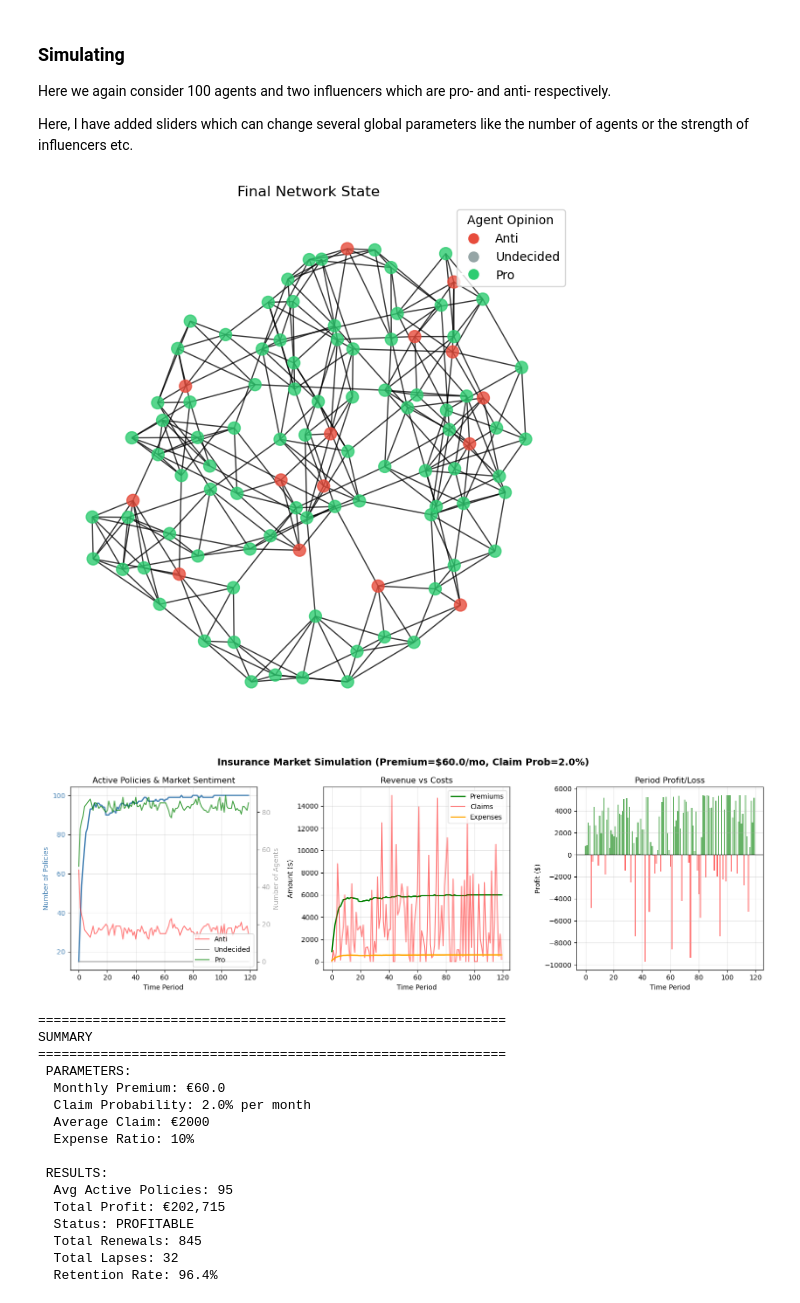
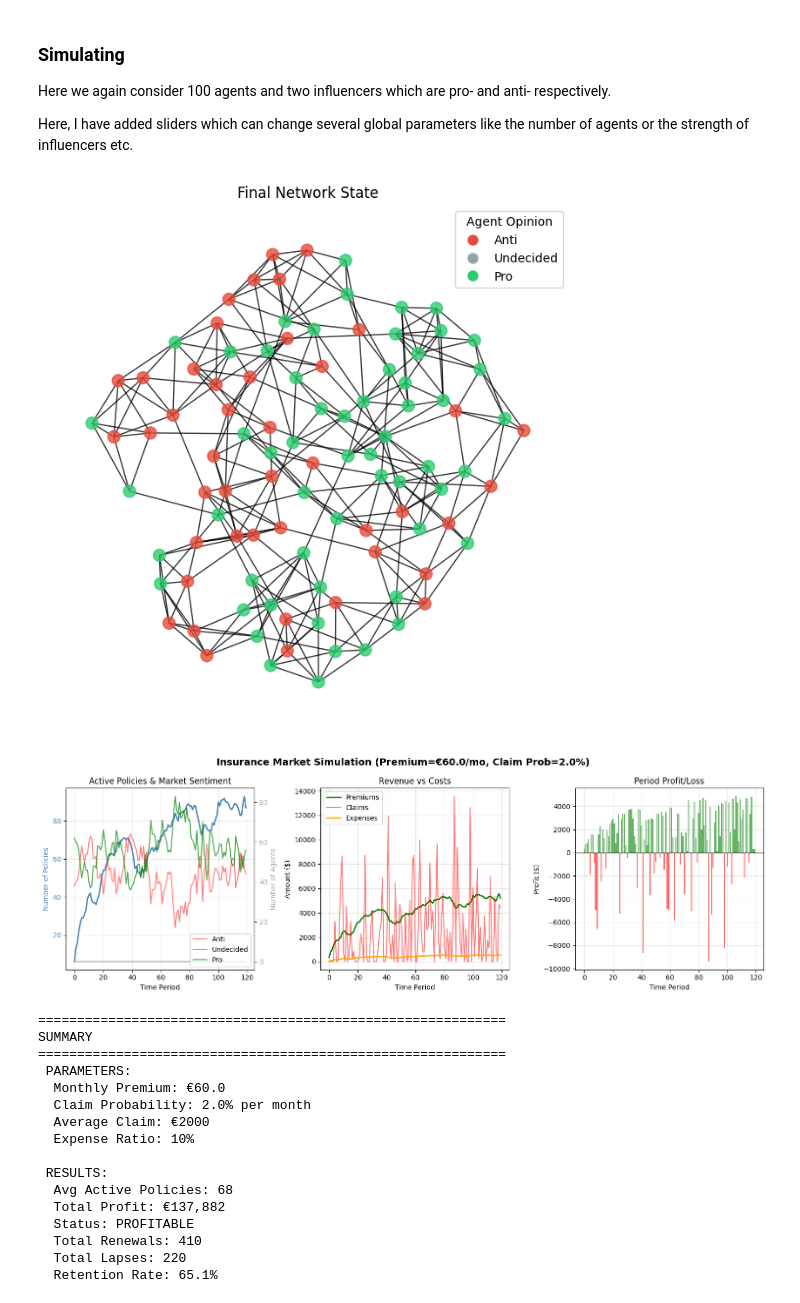
Before and after one commit to jprabhav/OpinionDynamics, a Jupyter notebook: Hybrid_Opinion_Risk_Model.ipynb, the cells around one changed output. Saved outputs shown, nothing was run; the diff lists cells and outputs as text; code cells hidden in the pictures.

```diff
--- a/Hybrid_Opinion_Risk_Model.ipynb
+++ b/Hybrid_Opinion_Risk_Model.ipynb
@@ -87,7 +84,7 @@ for t in range(30):
 
 plt.figure(figsize=(10, 5))
 for i in range(len(agents)):
-    plt.plot([h[i] for h in history], label=f"Agent {i}", alpha=0.5)
+    plt.plot([h[i] for h in history], label=f"Agent {i}", alpha=0.7)
 plt.title("Convergence to Equilibrium Position")
 plt.xlabel("Time Step")
 plt.ylabel("Position")
@@ -371,10 +379,14 @@ Here we define the main loop for the simulation, we will track the following met
 - Expenses
 - Profit
 # %%
-def run_simulation(n_agents=100, n_periods=120, k=6, p=0.1, avg_claim_size=2000, theta=0.05, claim_probability=0.02,  expense_ratio=0.20):
+def run_simulation(n_agents=100, n_periods=120, k=6, p=0.1, avg_claim_size=2000, theta=0.05, claim_probability=0.02,  expense_ratio=0.20, seed=None):
+
+    # Fixes a seed
+    if seed is not None:
+        np.random.seed(seed)
 
     premium_monthly = calculate_premium(avg_claim_size, theta, claim_probability)
-    G = build_network(n_agents, k=6, p=0.1)
+    G = build_network(n_agents, k=6, p=0.1, seed=seed)
     modified_agents = [ModifiedGalamAgent(i, np.random.choice([-1, 0, 1]), np.random.rand(), np.random.rand()) for i in range(n_agents)]
 
     influencers = [
@@ -405,8 +417,10 @@ def run_simulation(n_agents=100, n_periods=120, k=6, p=0.1, avg_claim_size=2000,
         for i, agent in enumerate(modified_agents):
             neighbors = [modified_agents[j] for j in G.neighbors(i)]
             agent.decide(neighbors)
+
+        np.random.shuffle(influencers)
         for influencer in influencers:
-            influencer.broadcast(modified_agents, strength=0.5)
+            influencer.broadcast(modified_agents, strength=0.2)
 
         # here we count the relevant statistics
 
@@ -430,7 +444,7 @@ def run_simulation(n_agents=100, n_periods=120, k=6, p=0.1, avg_claim_size=2000,
         for agent in modified_agents:
             if agent.has_policy and t >= agent.policy_start and t < agent.policy_end:
                 if np.random.rand() < claim_probability:
-                    claims_total += np.random.exponential(scale=avg_claim_size)
+                    claims_total += np.random.exponential(scale=avg_claim_size)   # here we model the claim distribution
                     agent.claims_count += 1
 
         profit = premium_collected - claims_total - expenses
@@ -455,30 +469,12 @@ def run_simulation(n_agents=100, n_periods=120, k=6, p=0.1, avg_claim_size=2000,
 We define some visualisations of the tracked data over the period.
 # %%
 def visualize_network(G, agents):
-    """Draw the final state of the network."""
-        # Plot network
+
+    # Plot network
     colors = {1: '#2ecc71', -1: '#e74c3c', 0: 'gray'}
     node_colors = [colors[a.opinion] for a in agents]
 
-    #pos = nx.spring_layout(G, seed=42)
     pos = nx.kamada_kawai_layout(G)
-
-    '''
-    ax = axes[i]
-
-    # Draw edges first with lighter color
-    nx.draw_networkx_edges(G, pos, ax=ax, alpha=0.1, width=0.3, edge_color='#bdc3c7')
-
-    # Draw all nodes with their opinion colors
-    nx.draw_networkx_nodes(G, pos, node_color=node_colors, node_size=60, ax=ax, alpha=0.9,
-                          edgecolors='white', linewidths=0.5)
-
-    # Highlight insured nodes with a ring
-    insured_nodes = [j for j in G.nodes() if insured[j]]
-    nx.draw_networkx_nodes(G, pos, nodelist=insured_nodes, node_color='none',
-                               node_size=90, ax=ax, alpha=1.0,
-                               edgecolors='#3498db', linewidths=2.0)
-    '''
 
     plt.figure(figsize=(6,6))
     nx.draw(G, pos, node_color=node_colors, with_labels=False, node_size=100,alpha=0.8)
@@ -494,7 +490,6 @@ def visualize_network(G, agents):
     plt.show()
 
 def create_visualizations(metrics, n_periods, premium, claim_prob, claim_size):
-    """Create clear visualizations of the simulation results."""
 
     fig, axes = plt.subplots(1, 3, figsize=(15, 5))
 
@@ -538,7 +533,7 @@ def create_visualizations(metrics, n_periods, premium, claim_prob, claim_size):
     ax.set_ylabel('Profit ($)')
     ax.grid(True, alpha=0.3)
 
-    plt.suptitle(f'Insurance Market Simulation (Premium=${premium}/mo, Claim Prob={claim_prob:.1%})', fontsize=14, fontweight='bold')
+    plt.suptitle(f'Insurance Market Simulation (Premium=€{premium}/mo, Claim Prob={claim_prob:.1%})', fontsize=14, fontweight='bold')
     plt.tight_layout()
     plt.show()
 
@@ -577,26 +572,28 @@ Here we again consider 100 agents and two influencers which are pro- and anti- r
 
 Here, I have added sliders which can change several global parameters like the number of agents or the strength of influencers etc.
 # %%
+fix_seed=44
+
 n_agents=100
 n_periods=120
 k=6
 p=0.1
 
 
 avg_claim_size=2000
 theta=0.5
 claim_probability=0.02
 premium_monthly = calculate_premium(avg_claim_size, theta, claim_probability)
 expense_ratio=0.1
 
-final_agents, final_network, metrics = run_simulation(n_agents, n_periods, k, p, avg_claim_size, theta, claim_probability, expense_ratio)
+final_agents, final_network, metrics = run_simulation(n_agents, n_periods, k, p, avg_claim_size, theta, claim_probability, expense_ratio, fix_seed)
 
 visualize_network(final_network, final_agents)
 create_visualizations(metrics, n_periods, premium_monthly, claim_probability, avg_claim_size)
 print_summary(metrics, premium_monthly, claim_probability, avg_claim_size, expense_ratio)
 # %% [output]
-[figure, old version]
+[figure, new version]
-[figure, old version]
+[figure, new version]
 ============================================================
 SUMMARY
 ============================================================
@@ -607,9 +604,9 @@ SUMMARY
   Expense Ratio: 10%
 
  RESULTS:
-  Avg Active Policies: 95
-  Total Profit: €202,715
+  Avg Active Policies: 68
+  Total Profit: €137,882
   Status: PROFITABLE
-  Total Renewals: 845
-  Total Lapses: 32
-  Retention Rate: 96.4%
+  Total Renewals: 410
+  Total Lapses: 220
+  Retention Rate: 65.1%
```
Also changed, not shown: parts of 16 cells of this notebook.
